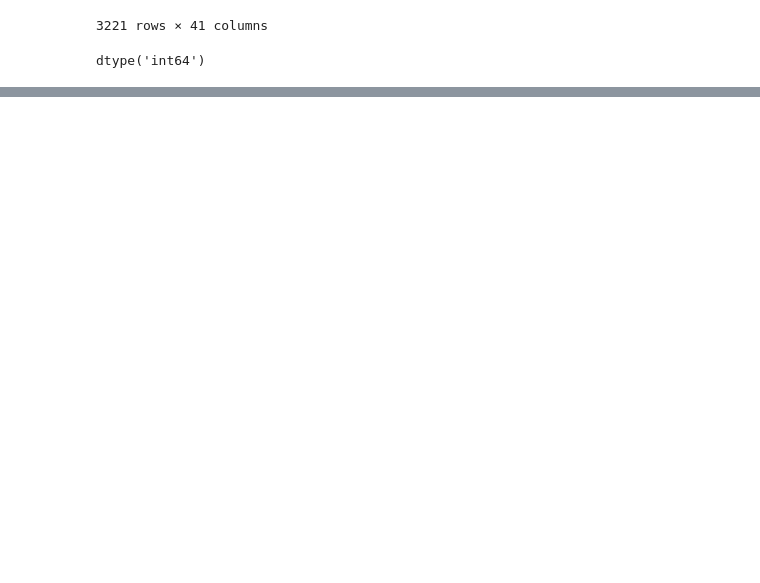
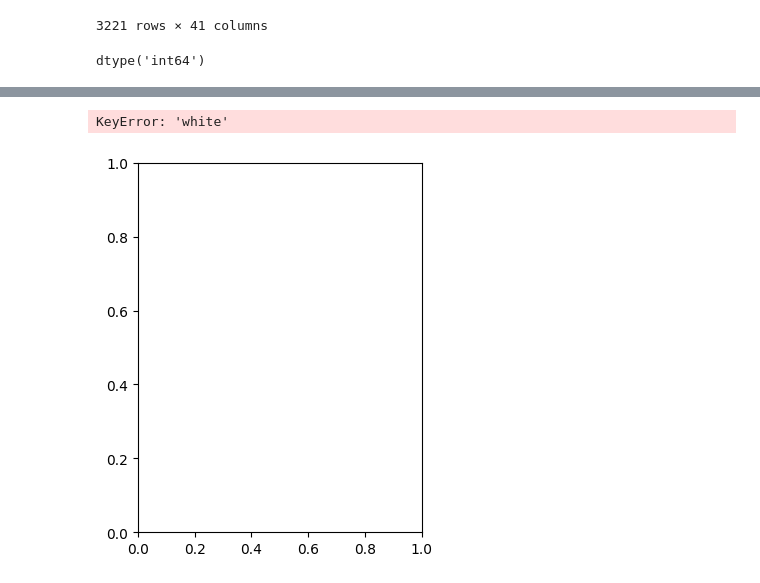
Before and after one commit to uchicago-dsi/rafi-grocery, a Jupyter notebook: String Match Week 3 .ipynb, the cells around one changed output, grey strips where cells are left out. Cells and saved outputs as stored; diff of their text form; code cells hidden in the pictures; blank space fills up the shorter version.

```diff
--- a/String Match Week 3 .ipynb
+++ b/String Match Week 3 .ipynb
@@ -756,0 +795,5 @@ census_counties_data
+# %%
+updated_counties2.plot(column="white",legend=True)
+# %% [output]
+KeyError: 'white'
+[figure, added]
```
Also changed, not shown: parts of 19 cells of this notebook.
